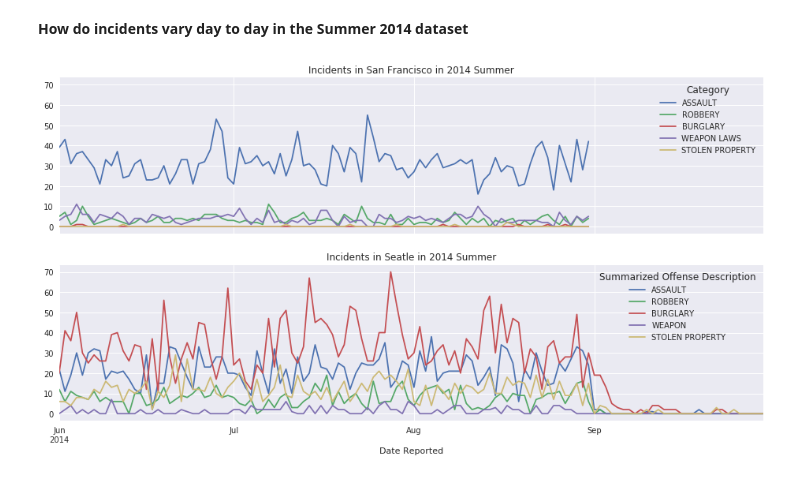
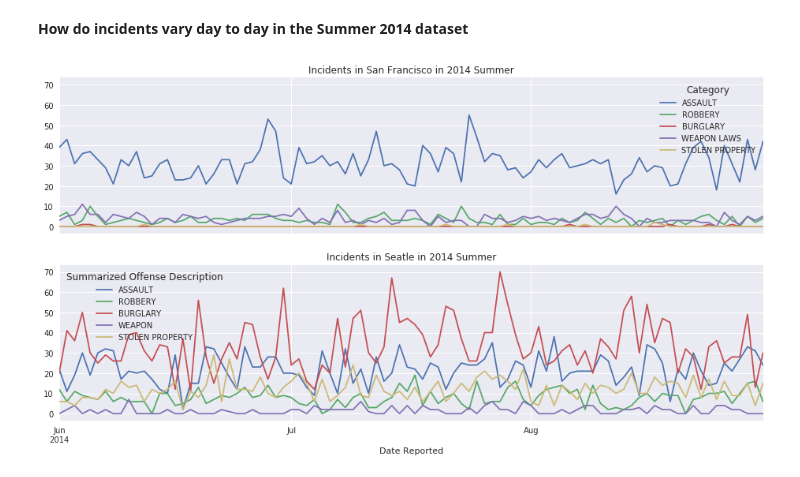
Before and after one commit to ramirobmar/data_science_02, a Jupyter notebook: final_results_2.ipynb, the cells around one changed output. Cells and saved outputs as stored; diff of their text form; code cells hidden in the pictures.

```diff
--- a/final_results_2.ipynb
+++ b/final_results_2.ipynb
@@ -106,0 +93,6 @@ dtype: float64
+# %%
+table_2 = by_date2.mean().sort_values(ascending=False)
+color_cycle = plt.rcParams['axes.prop_cycle']
+fig, ax = plt.subplots(1, 1, figsize=(16, 8), sharex=True, sharey=True)
+table_2.plot(kind='bar',title='Incidents in Seatle in 2014 Summer',label='Incidents', linewidth=2)
+plt.show()
@@ -291,8 +277,8 @@ try:
     namefile_2 = "../input/datainput2/seattle_incidents_summer_2014.csv"
     analysis_2 = pd.read_csv(namefile_2,  sep=',', low_memory=False)
     ind2 = pd.DatetimeIndex(analysis_2['Date Reported'])
-    analysis_2['Date Reported'] = ind2.hour
-
+    #analysis_2['Date Reported'] = ind2.hour
+    analysis_2['Time'] = ind2.hour
 except Exception as exc:
     print("Excepcion: {0}".format(exc))
 by_day1 = analysis_1.pivot_table(values = 'IncidntNum', aggfunc='count',index = 'Time',  columns=['Category'],)
@@ -300,7 +286,7 @@ cols= by_day1.columns
 for col in range(len(cols)):
     by_day1[cols[col]] = np.int16(by_day1[cols[col]])
 table_1 = by_day1.iloc[:,[1,23,3,33,26]]
-by_day2 = analysis_2.pivot_table(values = 'RMS CDW ID', aggfunc='count',index = 'Date Reported',  columns=['Summarized Offense Description'],)
+by_day2 = analysis_2.pivot_table(values = 'RMS CDW ID', aggfunc='count',index = 'Time',  columns=['Summarized Offense Description'],)
 cols= by_day2.columns
 for col in range(len(cols)):
     by_day2[cols[col]] = np.int16(by_day2[cols[col]])
@@ -489,37 +520,33 @@ for col in range(len(cols)):
 namefile_2 = "../input/datainput2/seattle_incidents_summer_2014.csv"
 analysis_2 = pd.read_csv(namefile_2,  sep=',',low_memory=False)
 try:
     ind = pd.DatetimeIndex(analysis_2['Date Reported'])
     analysis_2['Date Reported'] = ind.date.astype('datetime64')
 except Exception as exc:
     print("Excepcion: {0}".format(exc))
 
 by_date2 = analysis_2.pivot_table(values = 'RMS CDW ID', aggfunc='count',index = 'Date Reported',  columns=['Summarized Offense Description'],)
 cols= by_date2.columns
 for col in range(len(cols)):
     by_date2[cols[col]] = np.int16( by_date2[cols[col]])
 
-by_date2_final = by_date2['06-2014':'09-2014']
-by_date1_final = by_date1['06-2014':'09-2014']
+by_date2_final = by_date2['06-2014':'08-2014']
+by_date1_final = by_date1['06-2014':'08-2014']
 
 try:
-
-
     table_1 = by_date1_final.iloc[:,[1,23,3,33,26]]
     table_2 = by_date2_final.iloc[:,[1,36,4,46,38]]
-
 except Exception as exception1:
     print("Exception: {0}".format(exception1))
-
 
 try:
     color_cycle = plt.rcParams['axes.prop_cycle']
     fig, ax = plt.subplots(2, 1, figsize=(16, 8), sharex=True, sharey=True)
     table_1.iloc[:, :5].plot(ax=ax[0],title='Incidents in San Francisco in 2014 Summer');
     table_2.iloc[:, :5].plot(ax=ax[1],title='Incidents in Seatle in 2014 Summer');
     fig.savefig('figs/Question5.png', bbox_inches='tight')
 
 except Exception as exception1:
     print("Graphical plot exception: {0}".format(exception1))
 # %% [output]
-[figure, old version]
+[figure, new version]
```
Also changed, not shown: parts of 12 cells of this notebook.
